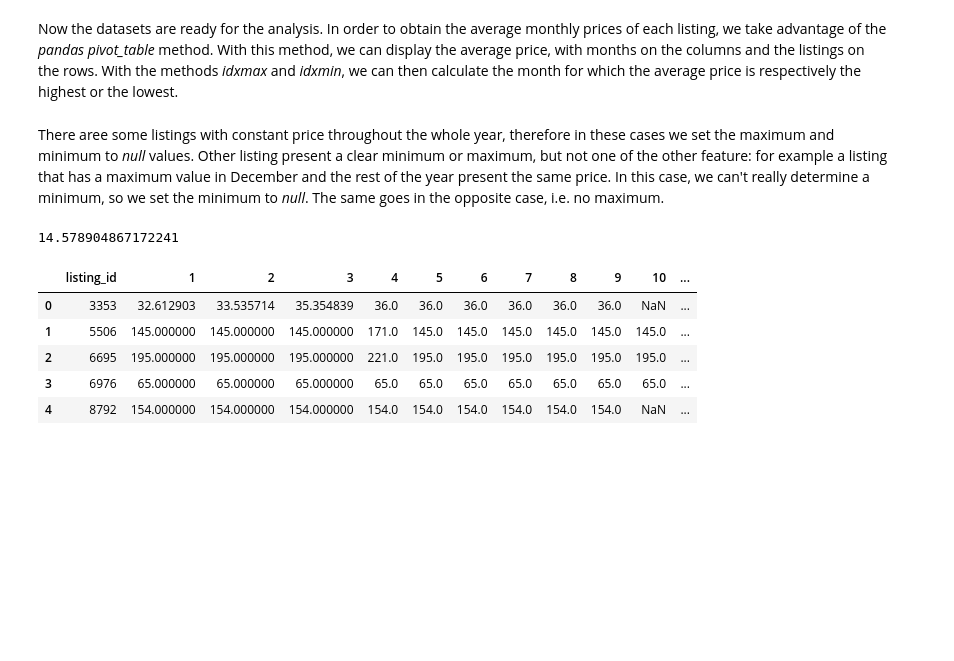
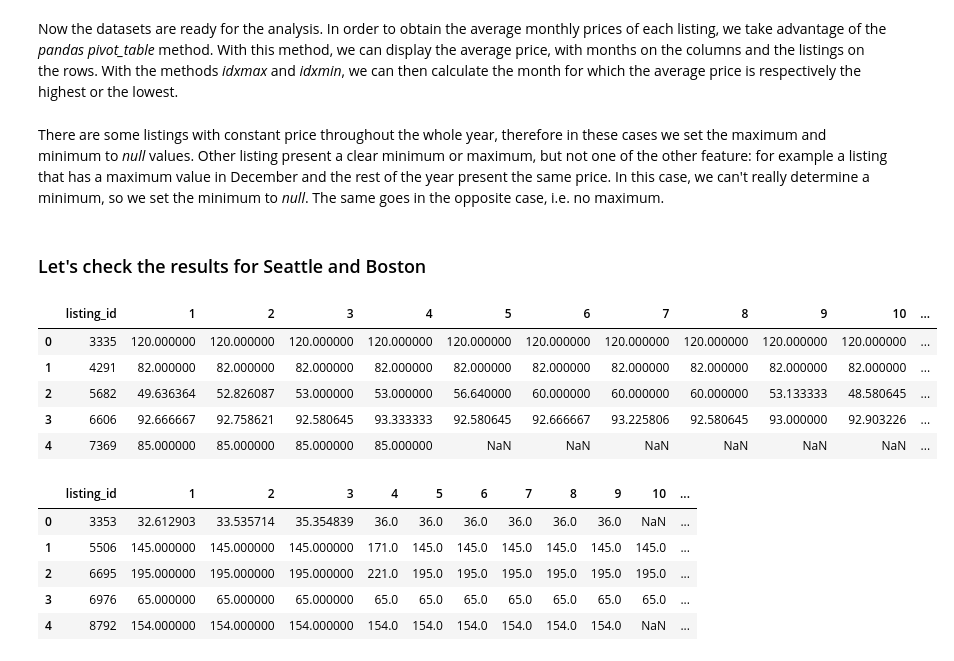
Before and after one commit to Duratorre/AirBnB-Data-Analysis, a Jupyter notebook: Analysis.ipynb, the cells around one changed output. Drawn from its saved outputs; the diff is of its cells as text; code cells hidden in the pictures; blank space fills up the shorter version.

Commit message:
Reviewed and corrected first part of Analysis

```diff
--- a/Analysis.ipynb
+++ b/Analysis.ipynb
@@ -89,20 +79,19 @@ In order to obtain the average monthly price of the listing, we need to first re
 def format_calendar(df):
     '''
     This function takes as input a dataframe originated by reading in the calendar.csv files, and formats it to make it
-    ready to use for analysis on monthly prices, adding a column for the month, obtained by the date, and removing nans
-    from the price column
+    ready to use for analysis on monthly prices, adding a column for the month, obtained by the date, removing nans
+    from the price column, and dropping the "date" and "available" columns
 
     Input:
     df - a pandas dataframe obtained by reading in the calendar.csv files
 
     Output:
-    df_new - a pandas dataframe containing all the pertaining information for the analyis
+    df_new - a pandas dataframe containing all the necessary information for the analyis
     '''
 
-    df_new = df.dropna(subset=['price']) # drop null values
-    df_new.loc[:, 'price'] = df['price'].str.replace('$','')
-    df_new.loc[:, 'price'] = df_new['price'].str.replace(',','').astype(float) # convert price to float
-    df_new.loc[:, 'month'] = pd.to_datetime(df_new['date']).dt.month # create column month from column date
+    df_new = df.dropna(subset=['price'])
+    df_new.loc[:, 'price'] = df_new['price']..str.replace('$','').str.replace(',','').astype(float)
+    df_new.loc[:, 'month'] = pd.to_datetime(df_new['date']).dt.month
     df_new_clean = df_new.drop(columns=['date', 'available'])
 
     return df_new_clean
@@ -164,16 +153,19 @@ def get_extremes(df, values, index, columns, aggfunc):
 
     return df_pivot
 # %% [markdown]
-There aree some listings with constant price throughout the whole year, therefore in these cases we set the maximum and minimum to _null_ values.
+There are some listings with constant price throughout the whole year, therefore in these cases we set the maximum and minimum to _null_ values.
 Other listing present a clear minimum or maximum, but not one of the other feature: for example a listing that has a maximum value in December and the rest of the year present the same price. In this case, we can't really determine a minimum, so we set the minimum to _null_. The same goes in the opposite case, i.e. no maximum.
+# %% [markdown]
+### Let's check the results for Seattle and Boston
 # %%
-import time
-start = time.time()
+# Seattle
 df_cal_sea_ext = get_extremes(df_cal_sea_form, values='price', index='listing_id', columns='month', aggfunc=np.nanmean)
-#df_cal_sea_ext.head()
-
-end = time.time()
-print(end - start)
+df_cal_sea_ext.head()
 # %% [output]
-14.578904867172241
+|  | listing_id | 1 | 2 | 3 | 4 | 5 | 6 | 7 | 8 | 9 | 10 | ... |
+| 0 | 3335 | 120.000000 | 120.000000 | 120.000000 | 120.000000 | 120.000000 | 120.000000 | 120.000000 | 120.000000 | 120.000000 | 120.000000 | ... |
+| 1 | 4291 | 82.000000 | 82.000000 | 82.000000 | 82.000000 | 82.000000 | 82.000000 | 82.000000 | 82.000000 | 82.000000 | 82.000000 | ... |
+| 2 | 5682 | 49.636364 | 52.826087 | 53.000000 | 53.000000 | 56.640000 | 60.000000 | 60.000000 | 60.000000 | 53.133333 | 48.580645 | ... |
+| 3 | 6606 | 92.666667 | 92.758621 | 92.580645 | 93.333333 | 92.580645 | 92.666667 | 93.225806 | 92.580645 | 93.000000 | 92.903226 | ... |
+| 4 | 7369 | 85.000000 | 85.000000 | 85.000000 | 85.000000 | NaN | NaN | NaN | NaN | NaN | NaN | ... |
 # %%
```
Also changed, not shown: parts of 49 cells of this notebook.
